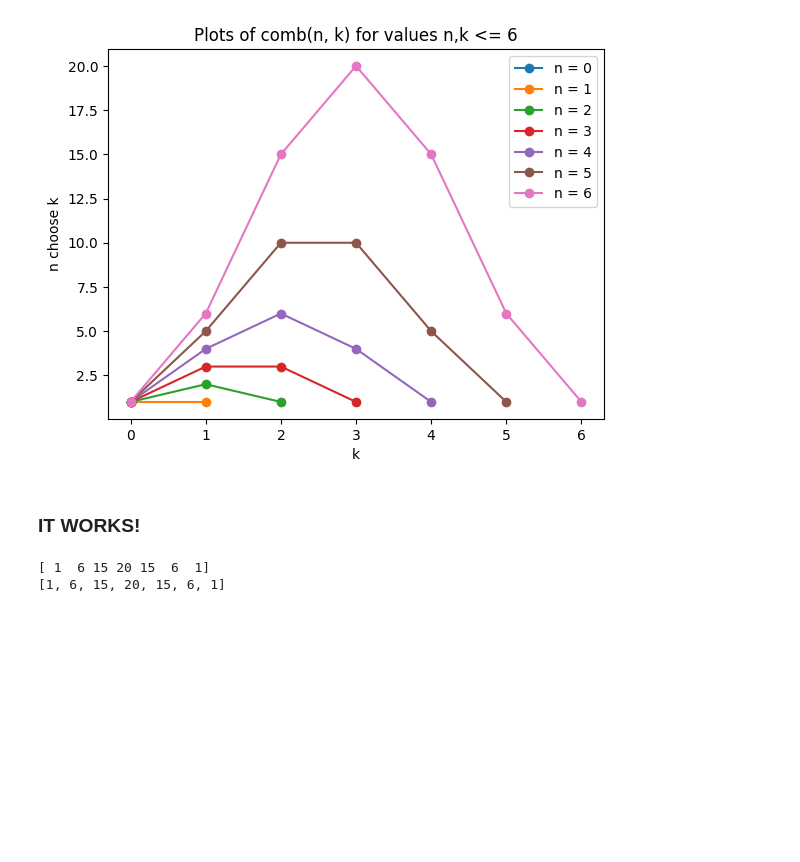
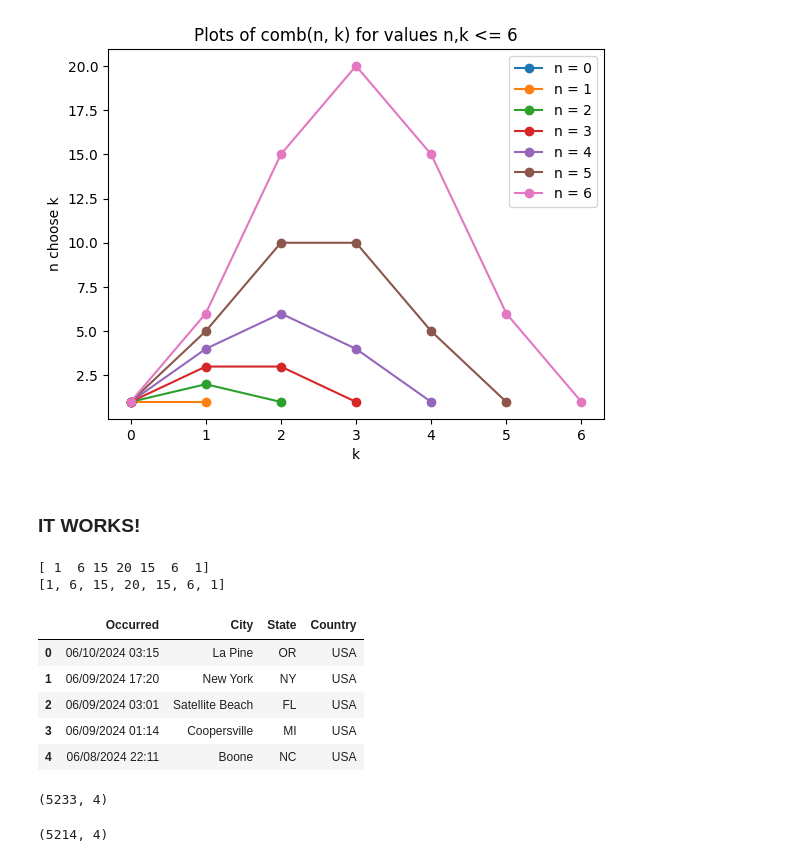
Before and after one commit to codycosta/ENGR201, a Jupyter notebook: test.ipynb, the cells around one changed output. Drawn from its saved outputs; the diff is of its cells as text; code cells hidden in the pictures; blank space fills up the shorter version.

```diff
--- a/test.ipynb
+++ b/test.ipynb
@@ -79,0 +76,29 @@ print(nchoosek2)
+# %%
+data = pd.read_csv('ufo-data-more.csv', sep=',')
+data.head()
+# %% [output]
+|  | Occurred | City | State | Country |
+| 0 | 06/10/2024 03:15 | La Pine | OR | USA |
+| 1 | 06/09/2024 17:20 | New York | NY | USA |
+| 2 | 06/09/2024 03:01 | Satellite Beach | FL | USA |
+| 3 | 06/09/2024 01:14 | Coopersville | MI | USA |
+| 4 | 06/08/2024 22:11 | Boone | NC | USA |
+# %%
+data.shape
+# %% [output]
+(5233, 4)
+# %%
+# filter state names since some suck and aren't real
+
+f = []
+
+for row in data[' State']:
+    if len(row) == 2:
+        f.append(True)
+    else:
+        f.append(False)
+
+data = data[f]
+data.shape
+# %% [output]
+(5214, 4)
```
Also changed, not shown: parts of 2 cells of this notebook, 4 other files.
